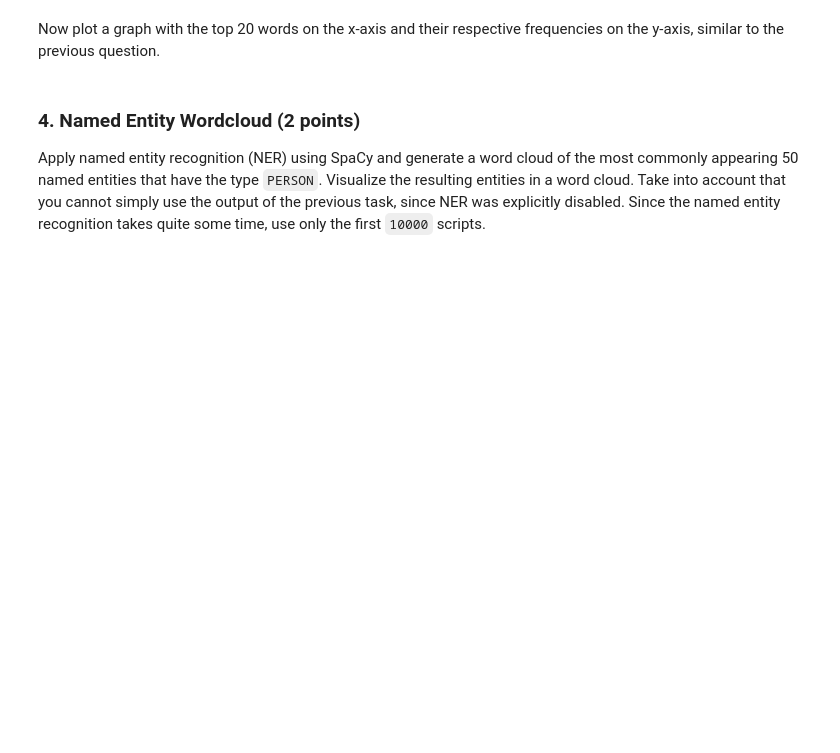
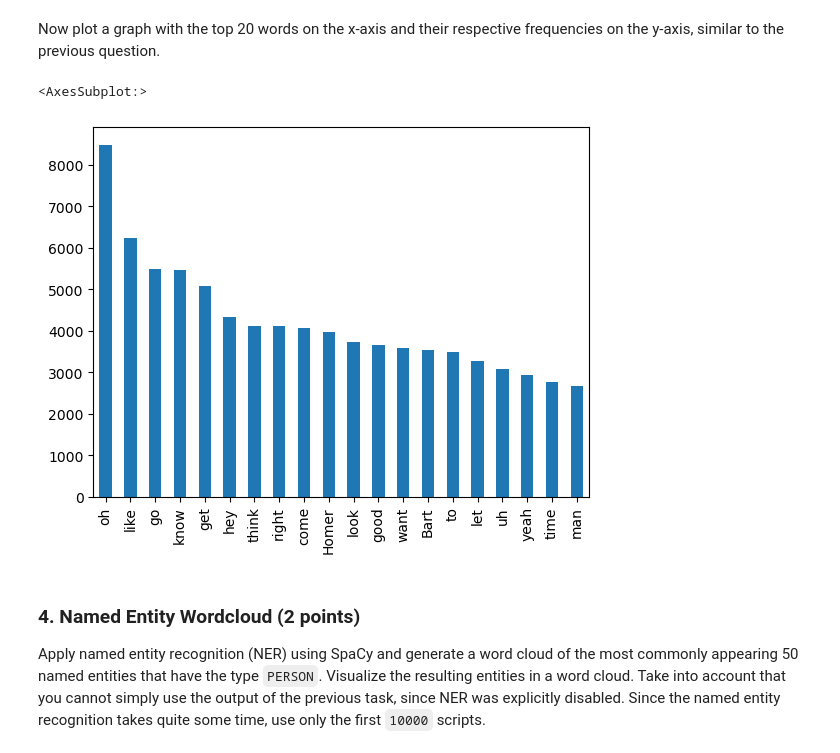
Before and after one commit to gerbklee/Text-Analytics-Assignments, a Jupyter notebook: 2. Assignment/DSTA_assignment_2.ipynb, the cells around one changed output. Cells and saved outputs as stored; diff of their text form; code cells hidden in the pictures; blank space fills up the shorter version.

```diff
--- a/2. Assignment/DSTA_assignment_2.ipynb
+++ b/2. Assignment/DSTA_assignment_2.ipynb
@@ -209,12 +183,18 @@ To generate a meaningful output, use the following pre-processing pipeline, part
 - Also skip any token which is classified as a stop word by spaCy.
 # %%
 # Load the spacy model specified above. Make sure to disable the "ner" component for more speed.
-nlp = spacy.###Your code here
+nlp = spacy.load("en_core_web_sm")
+nlp.disable_pipes('ner')
 
 word_list =[]
 
 # Iterate over the spoken words (Hint: df_script) and append the lemmatized tokens as detailed above
-### Your code here
+for spoken_words in df_script["spoken_words"]:
+    doc = nlp(spoken_words)
+    for token in doc:
+        if token.pos_ != "PUNCT":
+            if token.is_stop == False:
+                word_list.append(token.lemma_)
 
 
 word_counter = Counter(word_list)
@@ -223,0 +204,4 @@ SyntaxError: invalid syntax (4292105624.py, line 2)
+# %%
+counts = pd.Series(word_list).value_counts()
+counts.sort_values(ascending = False, inplace = True)
+counts.head(20)
@@ -225,6 +227,10 @@ SyntaxError: invalid syntax (4292105624.py, line 2)
 Now plot a graph with the top 20 words on the x-axis and their respective frequencies on the y-axis, similar to the previous question.
 # %%
 # Provide a plot of the frequencies of the most common 20 words.
+counts.head(20).plot( x = [0], y = [1], kind ="bar")
+# %% [output]
+<AxesSubplot:>
+[figure, added]
 # %% [markdown]
 ### 4. Named Entity Wordcloud (2 points)
 
```
Also changed, not shown: parts of 28 cells of this notebook, 7 other files.
